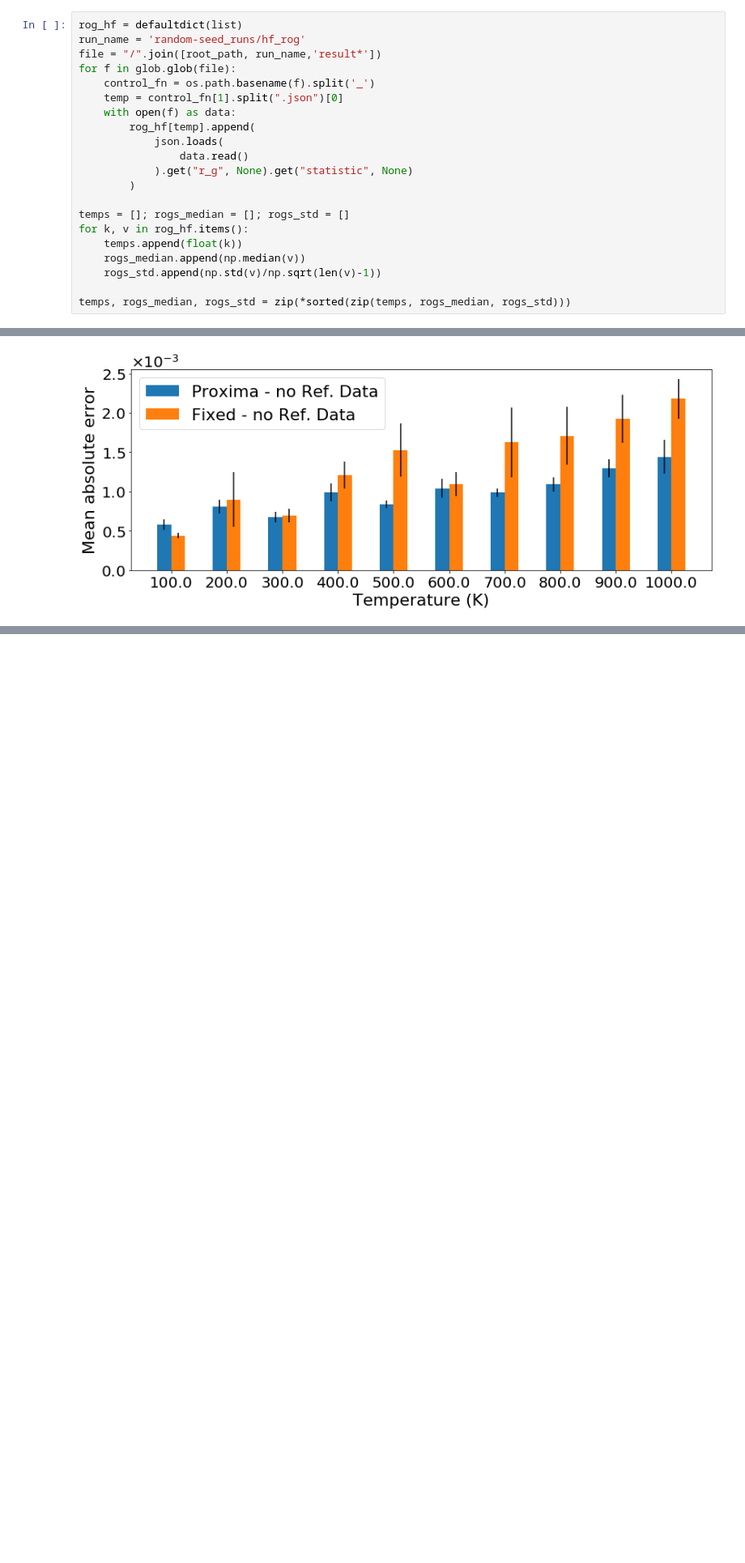
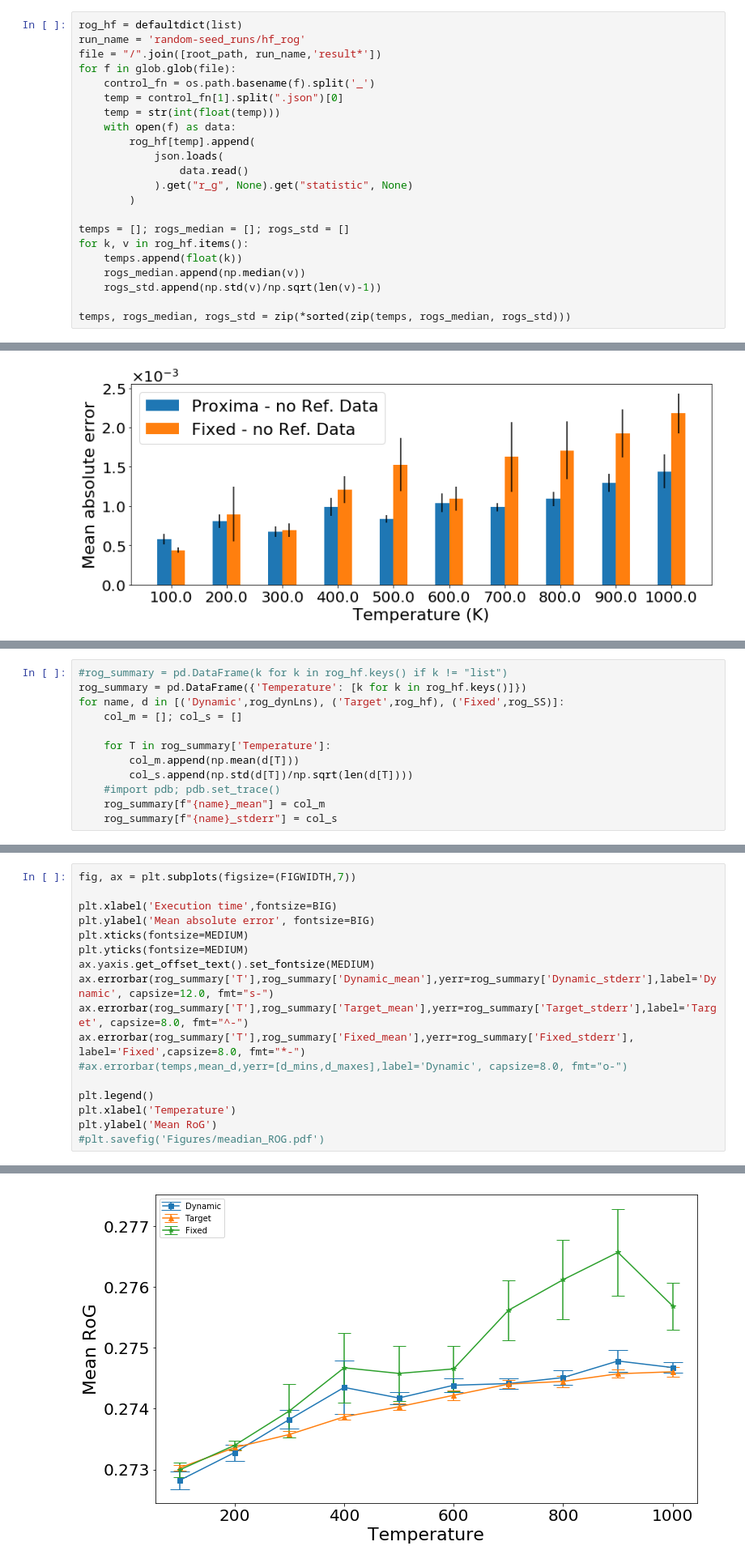
Before and after one commit to YulianaGomez/proxima_analysis, a Jupyter notebook: notebooks/ROG_results.ipynb, the cells around one changed output, grey strips where cells are left out. Shown at 81% size. Saved outputs shown, nothing was run; the diff lists cells and outputs as text; blank space fills up the shorter version.

```diff
--- a/notebooks/ROG_results.ipynb
+++ b/notebooks/ROG_results.ipynb
@@ -85,6 +87,7 @@ file = "/".join([root_path, run_name,'result*'])
 for f in glob.glob(file):
     control_fn = os.path.basename(f).split('_')
     temp = control_fn[1].split(".json")[0]
+    temp = str(int(float(temp)))
     with open(f) as data:
         rog_hf[temp].append(
             json.loads(
@@ -502,0 +558,12 @@ mae_results(summary_no_ref,summary_noref_fixed)
+# %%
+#rog_summary = pd.DataFrame(k for k in rog_hf.keys() if k != "list")
+rog_summary = pd.DataFrame({'Temperature': [k for k in rog_hf.keys()]})
+for name, d in [('Dynamic',rog_dynLns), ('Target',rog_hf), ('Fixed',rog_SS)]:
+    col_m = []; col_s = []
+
+    for T in rog_summary['Temperature']:
+        col_m.append(np.mean(d[T]))
+        col_s.append(np.std(d[T])/np.sqrt(len(d[T])))
+    #import pdb; pdb.set_trace()
+    rog_summary[f"{name}_mean"] = col_m
+    rog_summary[f"{name}_stderr"] = col_s
@@ -502,0 +622,18 @@ mae_results(summary_no_ref,summary_noref_fixed)
+# %%
+fig, ax = plt.subplots(figsize=(FIGWIDTH,7))
+
+plt.xlabel('Execution time',fontsize=BIG)
+plt.ylabel('Mean absolute error', fontsize=BIG)
+plt.xticks(fontsize=MEDIUM)
+plt.yticks(fontsize=MEDIUM)
+ax.yaxis.get_offset_text().set_fontsize(MEDIUM)
+ax.errorbar(rog_summary['T'],rog_summary['Dynamic_mean'],yerr=rog_summary['Dynamic_stderr'],label='Dynamic', capsize=12.0, fmt="s-")
+ax.errorbar(rog_summary['T'],rog_summary['Target_mean'],yerr=rog_summary['Target_stderr'],label='Target', capsize=8.0, fmt="^-")
+ax.errorbar(rog_summary['T'],rog_summary['Fixed_mean'],yerr=rog_summary['Fixed_stderr'], label='Fixed',capsize=8.0, fmt="*-")
+#ax.errorbar(temps,mean_d,yerr=[d_mins,d_maxes],label='Dynamic', capsize=8.0, fmt="o-")
+
+plt.legend()
+plt.xlabel('Temperature')
+plt.ylabel('Mean RoG')
+#plt.savefig('Figures/meadian_ROG.pdf')
+# %% [output]
@@ -502,0 +641 @@ mae_results(summary_no_ref,summary_noref_fixed)
+[figure, added]
```
Also changed, not shown: parts of 14 cells of this notebook.
